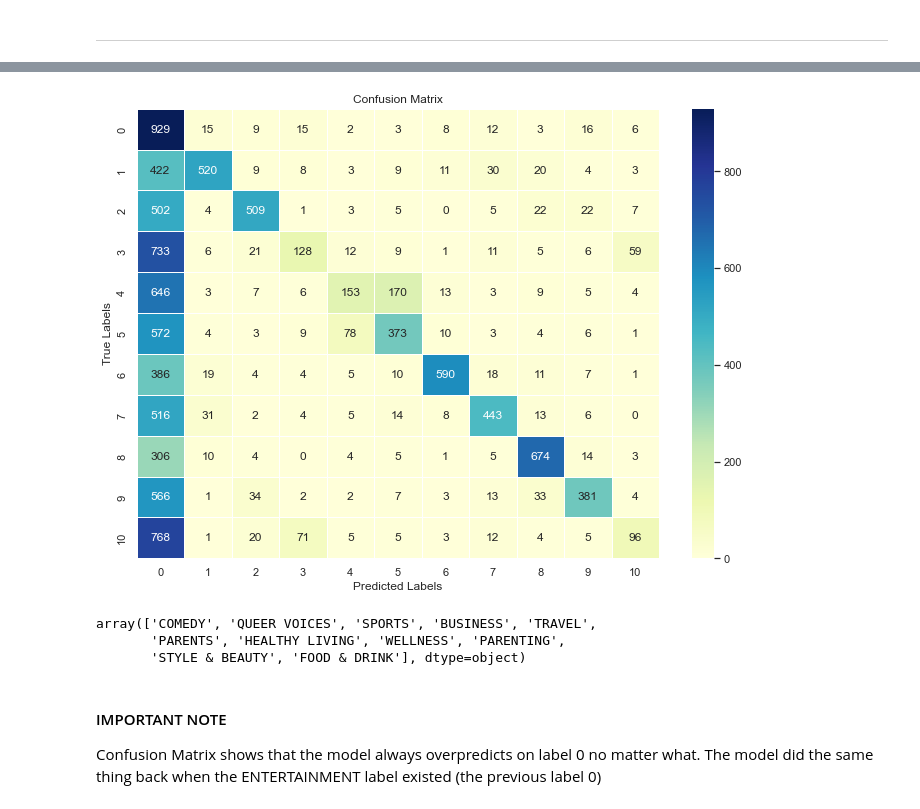
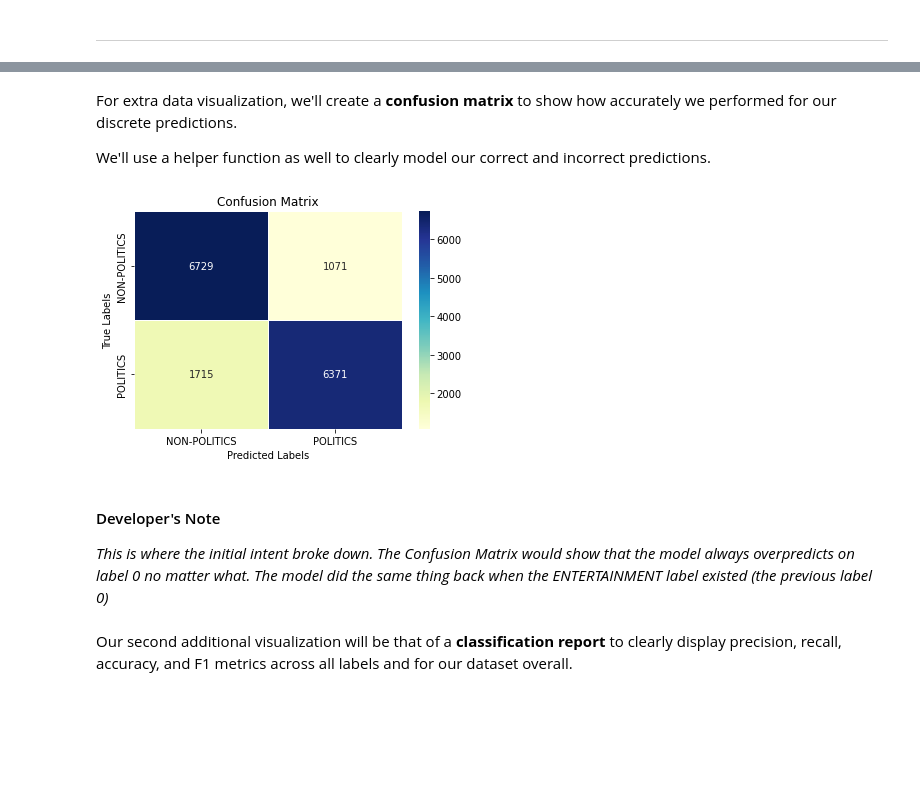
Before and after one commit to RogueNPC/NLP-News-Aggregator, a Jupyter notebook: project/Capstone_News_Aggregator.ipynb, the cells around one changed output, grey strips where cells are left out. Saved outputs shown, nothing was run; the diff lists cells and outputs as text; code cells hidden in the pictures; blank space fills up the shorter version.

Commit message:
[REFACTOR] changed model into "one to many" classification, added comments

```diff
--- a/project/Capstone_News_Aggregator.ipynb
+++ b/project/Capstone_News_Aggregator.ipynb
@@ -322,5 +418,5 @@ second_recurrent_layer = LSTM(176,
                               recurrent_dropout=0.2)
 
 # Final Dense Layer for Output Extraction*
-output_connective_layer = Dense(13, activation="softmax")
+output_connective_layer = Dense(2, activation="softmax")
 # %% [output]
@@ -372,6 +477,3 @@ model.compile(loss="categorical_crossentropy",
 # %%
-# Define Early Stopping Callback Optimizer
-callback = EarlyStopping(monitor="loss", patience=3)
-
 # Define Batch Size and Epochs as Hyperparameters
 batch_size, epochs = 32, 10
@@ -412,6 +520,10 @@ model.evaluate(X_test, y_test)
+# %% [markdown]
+For extra data visualization, we'll create a **confusion matrix** to show how accurately we performed for our discrete predictions.
+
+We'll use a helper function as well to clearly model our correct and incorrect predictions.
 # %%
 # Get Our Predicted Labels
-y_pred = pd.DataFrame(data=model.predict(X_test), columns=[0,1,2,3,4,5,6,7,8,9,10,11,12])
+y_pred = pd.DataFrame(data=model.predict(X_test), columns=[0,1])
 y_pred = y_pred.apply(round, axis=1).astype(int)
 # %%
 # Create Simple Confusion Matrix as 2D Array
@@ -421,33 +533,28 @@ cmat = confusion_matrix(y_true=y_test.values.argmax(axis=1),
 def cmat_(cm, labels=None):
   """ Helper function to visualize confusion matrices. """
   ax = plt.subplot()
-  sns.set(rc={'figure.figsize':(11.7,8.27)})
+#   sns.set(rc={'figure.figsize':(11.7,8.27)})
   sns.heatmap(cm, annot=True, fmt="g", cmap="YlGnBu", linewidths=0.5, ax=ax)
 
   ax.set_title("Confusion Matrix")
   ax.set_xlabel("Predicted Labels")
   ax.set_ylabel("True Labels")
 
-#   if labels.all():
-#       ax.set_xticklabels(labels)
-#       ax.set_yticklabels(labels)
+  if labels.all():
+      ax.set_xticklabels(labels)
+      ax.set_yticklabels(labels)
 
   plt.show()
 # %%
-# Render Confusion Matrix as Seaborn Heatmap Visualization
-cmat_(cmat)
+# Render Confusion Matrix as Seaborn Heatmap Visualization*
+cmat_(cmat, short_df['sentiment'].unique())
 # %% [output]
-[figure, old version]
+[figure, new version]
-# %%
-# TODO: Will remove once confusion matrix is in readable proportions
-short_df['category'].unique()
-# %% [output]
-array(['COMEDY', 'QUEER VOICES', 'SPORTS', 'BUSINESS', 'TRAVEL',
-       'PARENTS', 'HEALTHY LIVING', 'WELLNESS', 'PARENTING',
-       'STYLE & BEAUTY', 'FOOD & DRINK'], dtype=object)
-# %% [markdown]
-#### IMPORTANT NOTE
-Confusion Matrix shows that the model always overpredicts on label 0 no matter what.  The model did the same thing back when the ENTERTAINMENT label existed (the previous label 0)
+# %% [markdown]
+#### Developer's Note
+*This is where the initial intent broke down.  The Confusion Matrix would show that the model always overpredicts on label 0 no matter what.  The model did the same thing back when the ENTERTAINMENT label existed (the previous label 0)*
+# %% [markdown]
+Our second additional visualization will be that of a **classification report** to clearly display precision, recall, accuracy, and F1 metrics across all labels and for our dataset overall.
 # %%
 # Create Classification Report with Summary Statistics/Metrics
 print(classification_report(y_true=y_test.values.argmax(axis=1),
```
Also changed, not shown: parts of 45 cells of this notebook.
